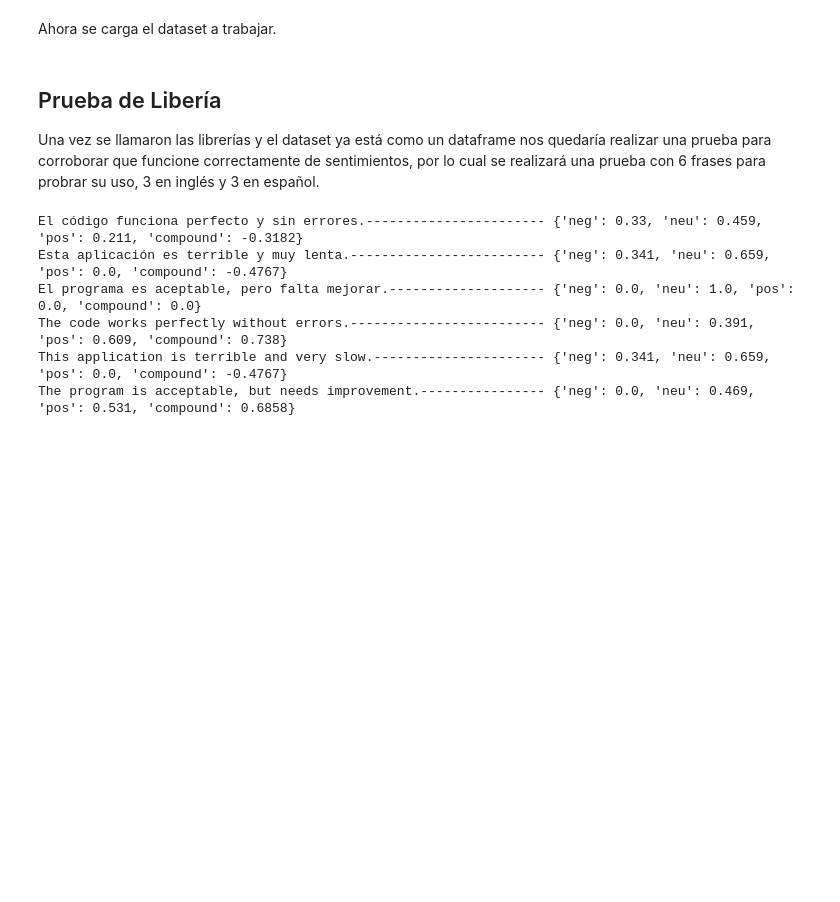
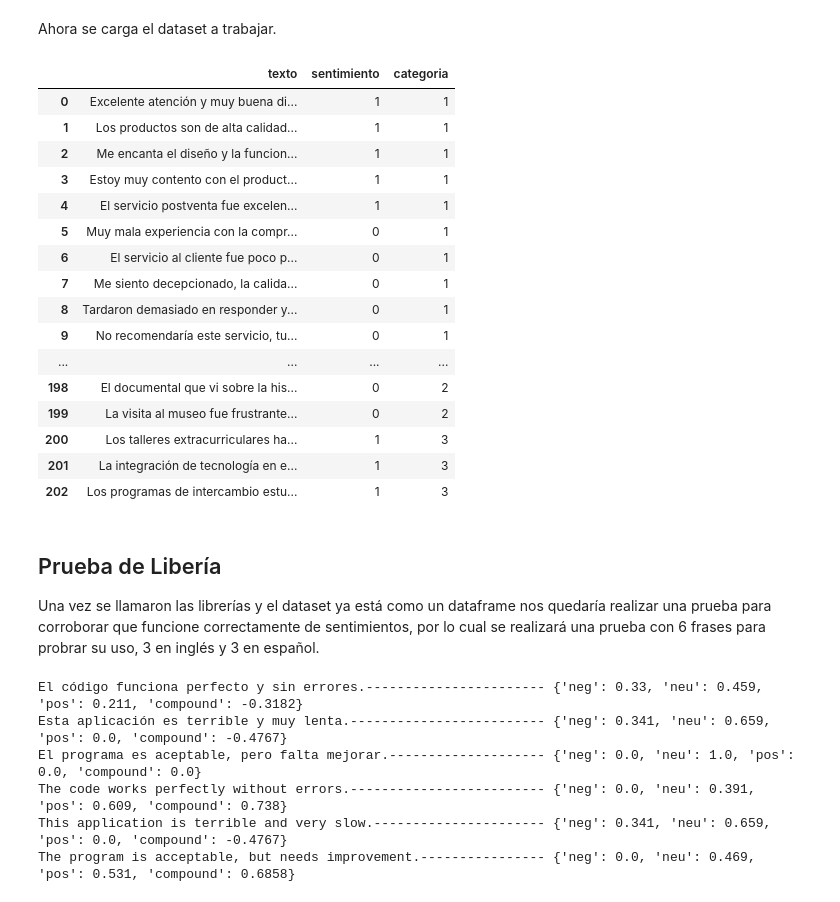
Before and after one commit to IsaacRZ/Sentiment-Analysis, a Jupyter notebook: Proyecto.ipynb, the cells around one changed output. Cells and saved outputs as stored; diff of their text form; code cells hidden in the pictures; blank space fills up the shorter version.

Commit message:
code: Limpieza ;

```diff
--- a/Proyecto.ipynb
+++ b/Proyecto.ipynb
@@ -21,3 +21,12 @@ import matplotlib.pyplot as plt
 from deep_translator import GoogleTranslator as ggt
 import seaborn as sns
 from wordcloud import WordCloud as wc
+# %%
+with open('comentarios.csv', encoding='latin1') as f:
+    for i, line in enumerate(f):
+        if 8 <= i <= 15:
+            print(f"Línea {i}: {repr(line)}")
+
+with open('comentarios.csv', encoding='latin1') as f:
+    total = sum(1 for line in f)
+print(f"Total líneas en el archivo: {total}")
@@ -26,18 +45,53 @@ Ahora se carga el dataset a trabajar.
 # %%
 #datos = pd.read_csv('comentarios.csv', sep=';', encoding='latin-1')
 
 # Se utiliza "latin-1" debido a que el archivo posee caracteres como tildes (á, é etc) o la letra eñe (ñ) que el tradicional utf-8 no soporta
-
+#Limpieza
+filas = []
 with open('comentarios.csv',encoding='latin1' ) as f:   # with: Context manager, cerrar el archivo
     next(f)         # Salta header
     for linea in f:
-        parte_linea = linea.strip().split(';')      #.strip -> elimina espacios blanco y \n  .split(';') separa en pedazos
-        texto = ';'.join(parte_linea[:-2])          # parte_linea[:-2] desde el inicio hasta 2 penultimo elemento
+        linea = linea.strip()
+
+        if linea.startswith('"'):
+            linea = linea.strip(',')
+            linea = linea.strip('"')
+        else:
+            linea = linea.strip(',')
+
+        parte_linea = linea.split(';')      #.strip -> elimina espacios blanco y \n  .split(';') separa en pedazos
+        texto = ';'.join(parte_linea[:-2])          # parte_linea[:-2] desde el inicio hasta el penultimo elemento, todo excepto los ultimos 2 elementos
         sentimiento = parte_linea[-2].strip()
-        sentimiento = parte_linea[-1].strip(' ,\n')
+        categoria = parte_linea[-1].strip()
+        filas.append([texto,sentimiento,categoria])
+
+comentarios = pd.DataFrame(filas, columns=['texto', 'sentimiento', 'categoria'])
+comentarios['sentimiento'] = pd.to_numeric(comentarios['sentimiento'], errors='coerce')
+comentarios['categoria']   = pd.to_numeric(comentarios['categoria'],   errors='coerce')
+
+#comentarios
 
 
-#Limpieza
+with pd.option_context('display.max_rows', None, 'display.max_columns', None, 'display.max_colwidth', None):
+    display(comentarios)
+# %% [output]
+|  | texto | sentimiento | categoria |
+| 0 | Excelente atención y muy buena di... | 1 | 1 |
+| 1 | Los productos son de alta calidad... | 1 | 1 |
+| 2 | Me encanta el diseño y la funcion... | 1 | 1 |
+| 3 | Estoy muy contento con el product... | 1 | 1 |
+| 4 | El servicio postventa fue excelen... | 1 | 1 |
+| 5 | Muy mala experiencia con la compr... | 0 | 1 |
+| 6 | El servicio al cliente fue poco p... | 0 | 1 |
+| 7 | Me siento decepcionado, la calida... | 0 | 1 |
+| 8 | Tardaron demasiado en responder y... | 0 | 1 |
+| 9 | No recomendaría este servicio, tu... | 0 | 1 |
+| ... | ... | ... | ... |
+| 198 | El documental que vi sobre la his... | 0 | 2 |
+| 199 | La visita al museo fue frustrante... | 0 | 2 |
+| 200 | Los talleres extracurriculares ha... | 1 | 3 |
+| 201 | La integración de tecnología en e... | 1 | 3 |
+| 202 | Los programas de intercambio estu... | 1 | 3 |
 # %% [markdown]
 ## Prueba de Libería
 
```
Also changed, not shown: parts of 3 cells of this notebook.
